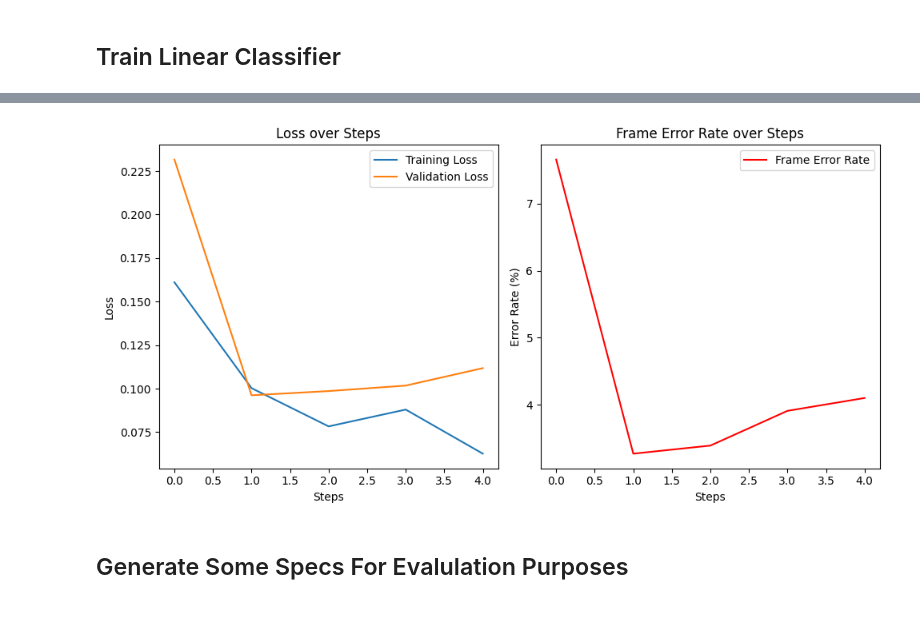
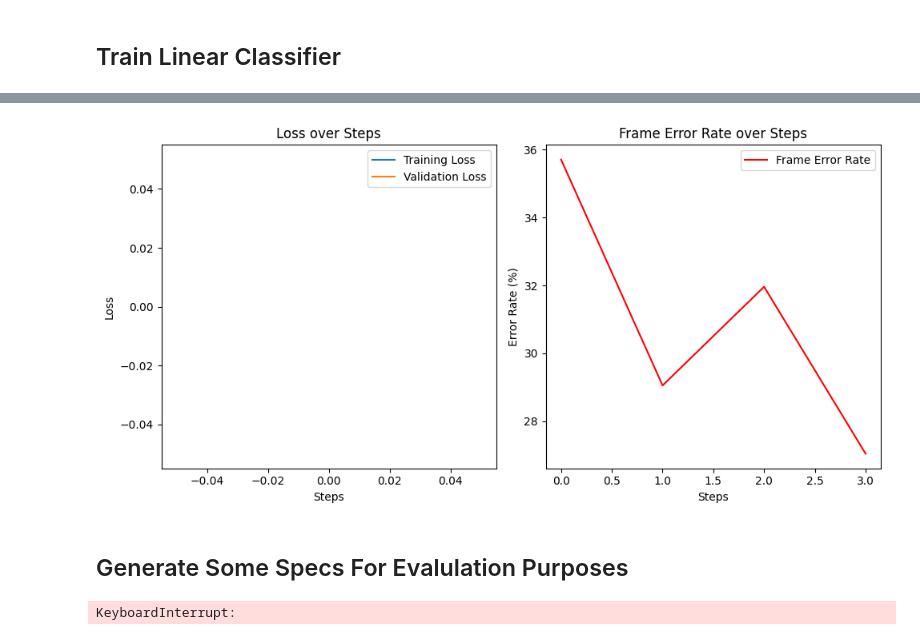
Before and after one commit to georgevenven/tweety_bert, a Jupyter notebook: linear_decoder_prototyping.ipynb, the cells around one changed output, grey strips where cells are left out. Saved outputs shown, nothing was run; the diff lists cells and outputs as text; code cells hidden in the pictures.

```diff
--- a/linear_decoder_prototyping.ipynb
+++ b/linear_decoder_prototyping.ipynb
@@ -3,7 +3,7 @@
 # %%
 import numpy as np
 
-f = "/home/george-vengrovski/Documents/projects/tweety_bert_paper/files/labels_for_training_classifier.npz"
+f = "files/labels_pitch_shift_test.npz"
 
 # load the npz file
 data = np.load(f)
@@ -118,8 +118,8 @@ os.chdir('/home/george-vengrovski/Documents/projects/tweety_bert_paper')
 from data_class import CollateFunction
 from utils import load_model
 
-weights_path = "experiments/PitchShiftTest/saved_weights/model_step_12500.pth"
-config_path = "experiments/PitchShiftTest/config.json"
+config_path="experiments/5509_PitchShift_NoPadding/config.json"
+weights_path="experiments/5509_PitchShift_NoPadding/saved_weights/model_step_11000.pth"
 
 tweety_bert_model = load_model(config_path, weights_path)
 
@@ -141,9 +141,9 @@ test_loader = DataLoader(test_dataset, batch_size=48, shuffle=True, collate_fn=c
 # %%
 from linear_probe import LinearProbeModel, LinearProbeTrainer
 
-classifier_model = LinearProbeModel(num_classes=num_classes, model_type="neural_net", model=tweety_bert_model, freeze_layers=True, layer_num=-2, layer_id="attention_output", classifier_dims=196)
+classifier_model = LinearProbeModel(num_classes=num_classes, model_type="neural_net", model=tweety_bert_model, freeze_layers=True, layer_num=-2, layer_id="embedding", classifier_dims=196)
 classifier_model = classifier_model.to(device)
 # %%
-trainer = LinearProbeTrainer(model=classifier_model, train_loader=train_loader, test_loader=test_loader, device=device, lr=1e-5, plotting=True, batches_per_eval=100, desired_total_batches=500, patience=4)
+trainer = LinearProbeTrainer(model=classifier_model, train_loader=train_loader, test_loader=test_loader, device=device, lr=1e-3, plotting=True, batches_per_eval=5, desired_total_batches=500, patience=4)
 trainer.train()
 # %% [output]
@@ -155,4 +154,4 @@ Step 500: Train Loss 0.0626 FER = 4.10%, Val Loss = 0.1118
-[figure, old version]
+[figure, new version]
 # %% [markdown]
 ## Generate Some Specs For Evalulation Purposes
 # %%
@@ -256,3 +255,5 @@ class SpecGenerator:
 
 SpecGenerator = SpecGenerator(classifier_model, song_dir="/media/george-vengrovski/disk1/linear_decoder_test")
 SpecGenerator.generate_specs(100)
+# %% [output]
+KeyboardInterrupt:
```
Also changed, not shown: parts of 1 cell of this notebook, 7 other files.
